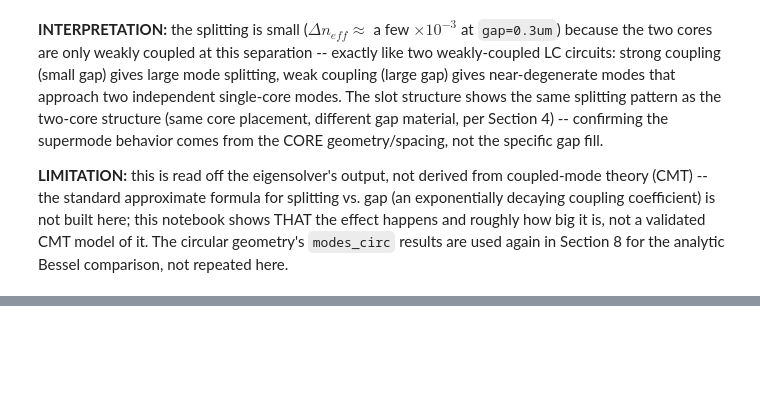
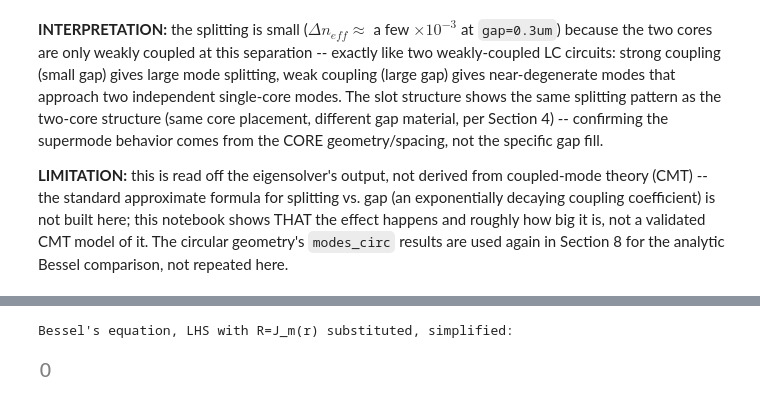
Before and after one commit to ColinsCoding/Dispersion-Assisted-GS-Phase-Recovery, a Jupyter notebook: projects/photonic_modes_geometry/photonic_modes_geometry.ipynb, the cells around one changed output, grey strips where cells are left out. Saved outputs shown, nothing was run; the diff lists cells and outputs as text; code cells hidden in the pictures; blank space fills up the shorter version.

```diff
--- a/projects/photonic_modes_geometry/photonic_modes_geometry.ipynb
+++ b/projects/photonic_modes_geometry/photonic_modes_geometry.ipynb
@@ -508,0 +528,11 @@ comparison, not repeated here.
+# %%
+r_sym, m_sym = sp.symbols('r m', positive=True)
+R = sp.besselj(m_sym, r_sym)
+
+# verify J_m symbolically satisfies Bessel's equation: r^2 R'' + r R' + (r^2-m^2) R = 0
+bessel_ode_lhs = r_sym**2*sp.diff(R, r_sym, 2) + r_sym*sp.diff(R, r_sym) + (r_sym**2 - m_sym**2)*R
+print("Bessel's equation, LHS with R=J_m(r) substituted, simplified:")
+sp.simplify(bessel_ode_lhs)
+# %% [output]
+Bessel's equation, LHS with R=J_m(r) substituted, simplified:
+[figure, added]
```
Also changed, not shown: parts of 11 cells of this notebook, 3 other files.
